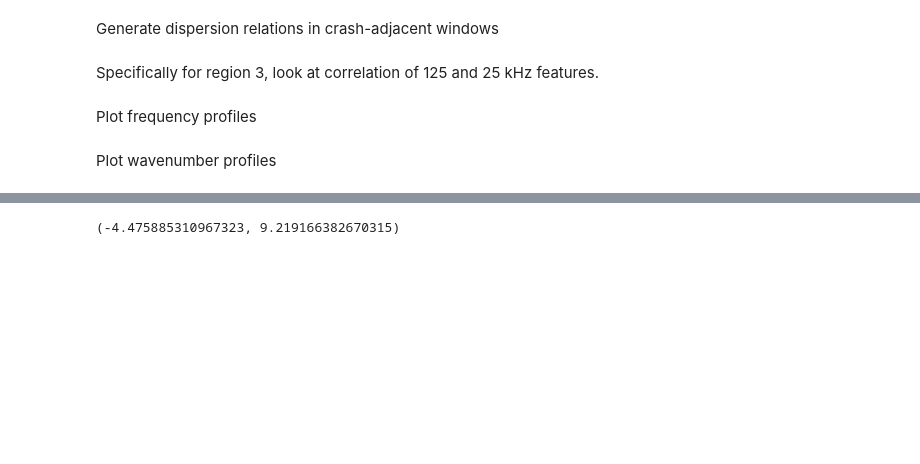
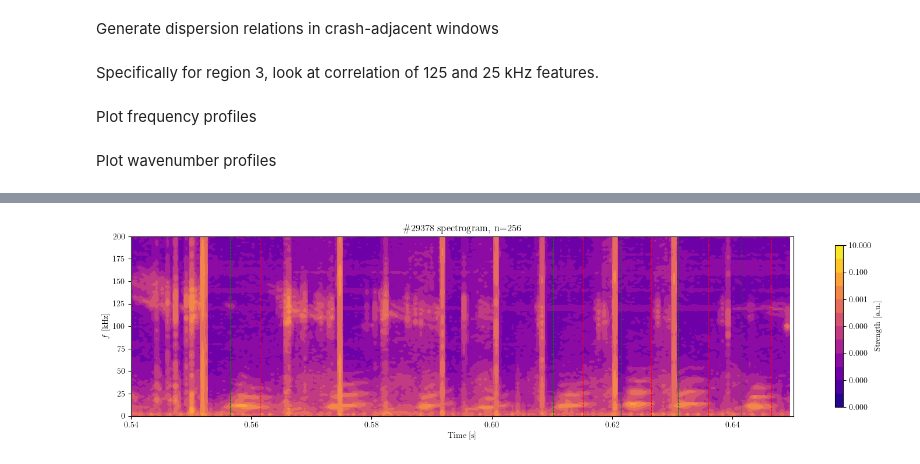
Before and after one commit to ajcaplan/Project_Work, a Jupyter notebook: playground.ipynb, the cells around one changed output, grey strips where cells are left out. Drawn from its saved outputs; the diff is of its cells as text; code cells hidden in the pictures; blank space fills up the shorter version.

```diff
--- a/playground.ipynb
+++ b/playground.ipynb
@@ -282,6 +270,2 @@ if True:
-# %%
-np.mean(avgs), np.std(avgs)
-# %% [output]
-(-4.475885310967323, 9.219166382670315)
 # %%
 if False:
@@ -297,3 +281,9 @@ if False:
     # Then show post-crash windows
     for i in range(len(regions)):
         sum_mirnov_fluct_spectrogram(shot, mirnov_time, mirnov_data, regions[i], vlines=post_crash_windows[i], plot=True)
+# %%
+centres = [0.559, 0.6127, 0.624, 0.6335, 0.644] #[0.559, 0.575, 0.59, 0.6127, 0.624, 0.6335, 0.644]
+manuals = [[i-0.0025, i+0.0025] for i in centres]
+_ = sum_mirnov_fluct_spectrogram(shot, mirnov_time, mirnov_data, regions[2], n=8, vlines=manuals, plot=True)
+# %% [output]
+[figure, added]
```
Also changed, not shown: parts of 6 cells of this notebook, 3 other files.
